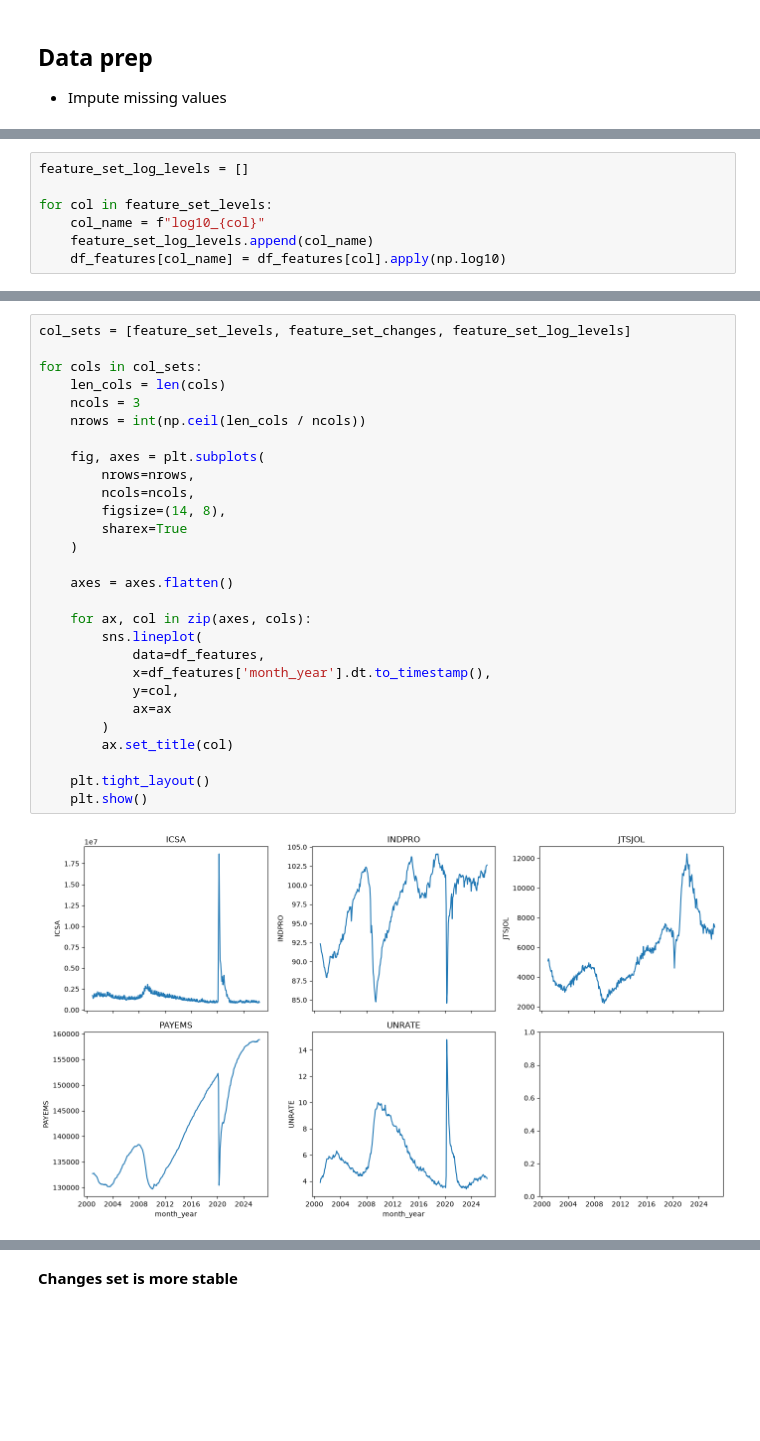
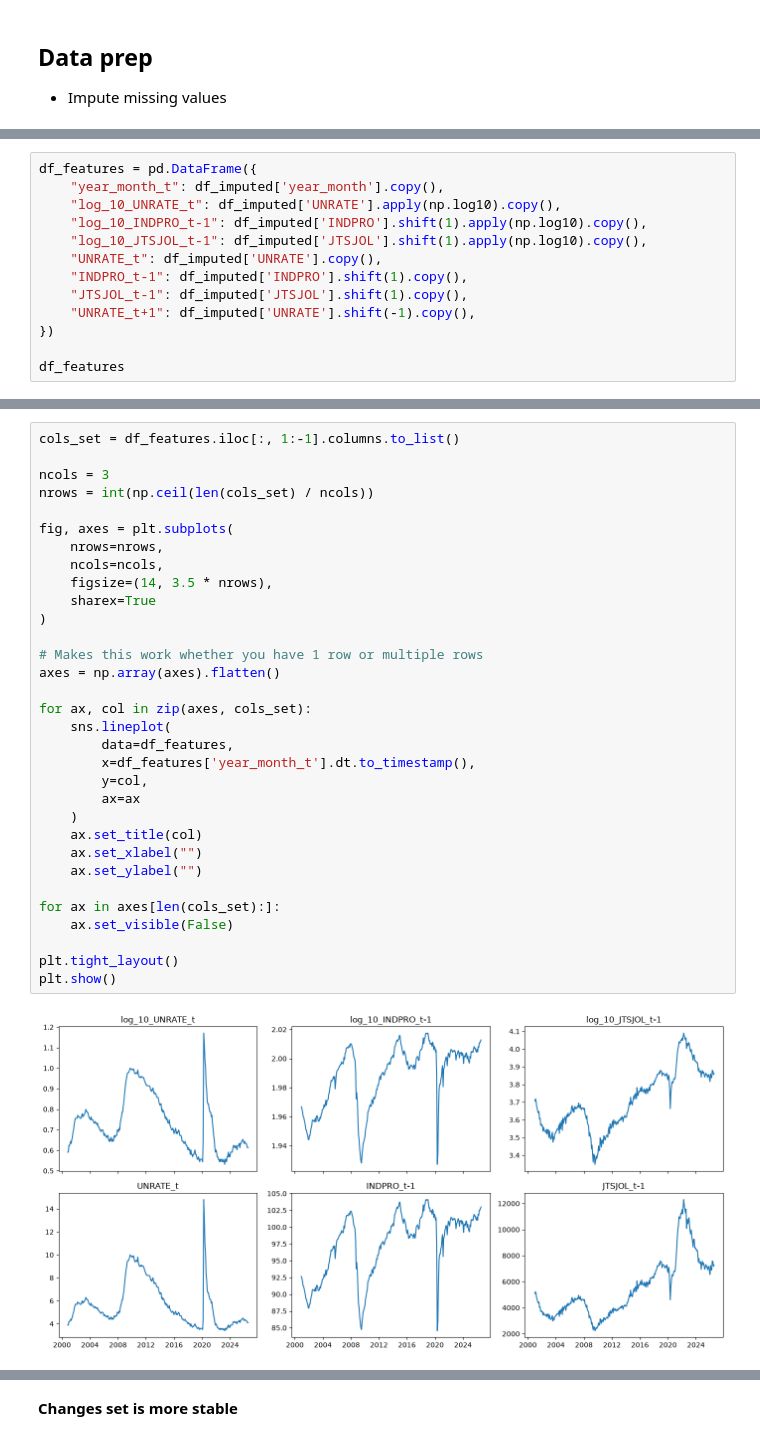
Before and after one commit to mx-lnk/us-unemployment-forecasting-pipeline, a Jupyter notebook: notebooks/feature_engineering.ipynb, the cells around one changed output, grey strips where cells are left out. Drawn from its saved outputs; the diff is of its cells as text; blank space fills up the shorter version.

Commit message:
Reworked the data and feature pipeline.

```diff
--- a/notebooks/feature_engineering.ipynb
+++ b/notebooks/feature_engineering.ipynb
@@ -165,7 +102,0 @@ feature_set_changes = [
-# %%
-feature_set_log_levels = []
-
-for col in feature_set_levels:
-    col_name = f"log10_{col}"
-    feature_set_log_levels.append(col_name)
-    df_features[col_name] = df_features[col].apply(np.log10)
@@ -171,0 +106,13 @@ for col in feature_set_levels:
+# %%
+df_features = pd.DataFrame({
+    "year_month_t": df_imputed['year_month'].copy(),
+    "log_10_UNRATE_t": df_imputed['UNRATE'].apply(np.log10).copy(),
+    "log_10_INDPRO_t-1": df_imputed['INDPRO'].shift(1).apply(np.log10).copy(),
+    "log_10_JTSJOL_t-1": df_imputed['JTSJOL'].shift(1).apply(np.log10).copy(),
+    "UNRATE_t": df_imputed['UNRATE'].copy(),
+    "INDPRO_t-1": df_imputed['INDPRO'].shift(1).copy(),
+    "JTSJOL_t-1": df_imputed['JTSJOL'].shift(1).copy(),
+    "UNRATE_t+1": df_imputed['UNRATE'].shift(-1).copy(),
+})
+
+df_features
@@ -172,30 +136,34 @@ for col in feature_set_levels:
 # %%
-col_sets = [feature_set_levels, feature_set_changes, feature_set_log_levels]
+cols_set = df_features.iloc[:, 1:-1].columns.to_list()
 
-for cols in col_sets:
-    len_cols = len(cols)
-    ncols = 3
-    nrows = int(np.ceil(len_cols / ncols))
+ncols = 3
+nrows = int(np.ceil(len(cols_set) / ncols))
 
-    fig, axes = plt.subplots(
-        nrows=nrows,
-        ncols=ncols,
-        figsize=(14, 8),
-        sharex=True
+fig, axes = plt.subplots(
+    nrows=nrows,
+    ncols=ncols,
+    figsize=(14, 3.5 * nrows),
+    sharex=True
+)
+
+# Makes this work whether you have 1 row or multiple rows
+axes = np.array(axes).flatten()
+
+for ax, col in zip(axes, cols_set):
+    sns.lineplot(
+        data=df_features,
+        x=df_features['year_month_t'].dt.to_timestamp(),
+        y=col,
+        ax=ax
     )
+    ax.set_title(col)
+    ax.set_xlabel("")
+    ax.set_ylabel("")
 
-    axes = axes.flatten()
+for ax in axes[len(cols_set):]:
+    ax.set_visible(False)
 
-    for ax, col in zip(axes, cols):
-        sns.lineplot(
-            data=df_features,
-            x=df_features['month_year'].dt.to_timestamp(),
-            y=col,
-            ax=ax
-        )
-        ax.set_title(col)
-
-    plt.tight_layout()
-    plt.show()
+plt.tight_layout()
+plt.show()
 # %% [output]
-[figure, old version]
+[figure, new version]
```
Also changed, not shown: parts of 37 cells of this notebook, 8 other files.
